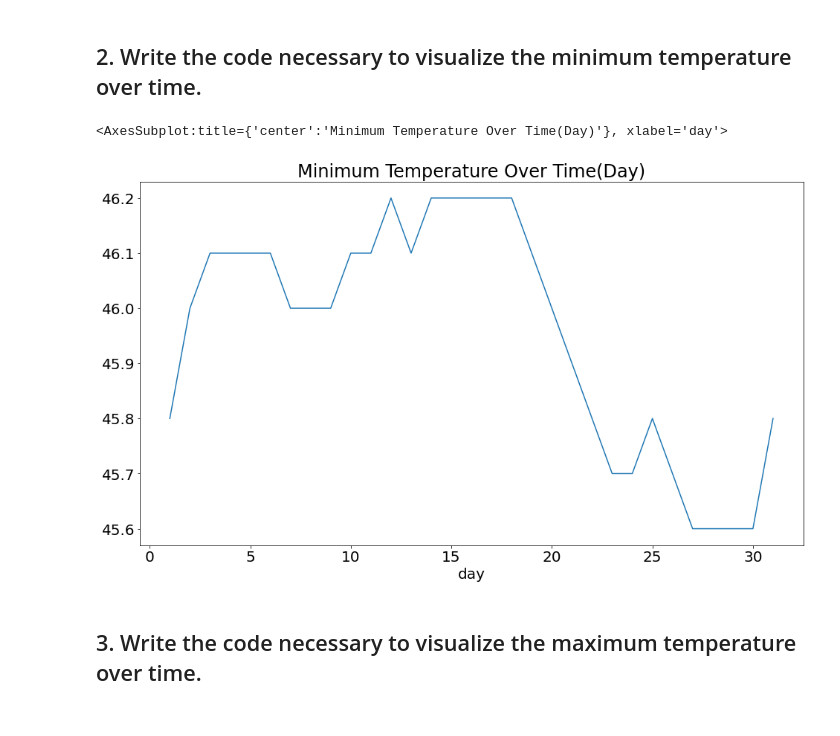
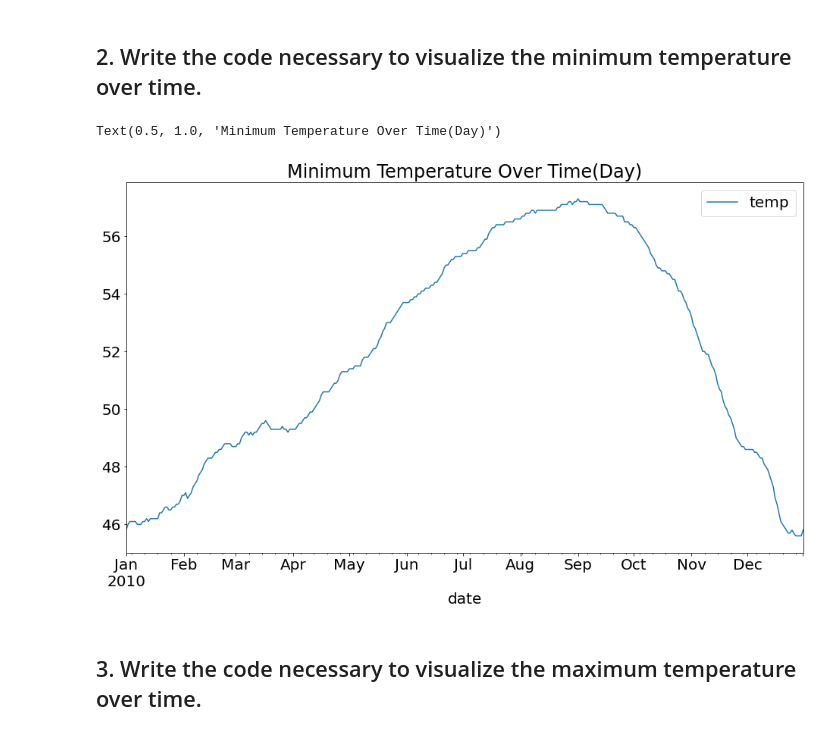
Before and after one commit to m3redithw/time-series-exercises, a Jupyter notebook: time_series_data_exercises.ipynb, the cells around one changed output. Cells and saved outputs as stored; diff of their text form; code cells hidden in the pictures.

```diff
--- a/time_series_data_exercises.ipynb
+++ b/time_series_data_exercises.ipynb
@@ -38,10 +41,12 @@ df.groupby('day').mean().temp.plot()
 # %% [markdown]
 ## 2. Write the code necessary to visualize the minimum temperature over time.
-# %%
-plt.title('Minimum Temperature Over Time(Day)')
-df.groupby('day').min().temp.plot()
-# %% [output]
-<AxesSubplot:title={'center':'Minimum Temperature Over Time(Day)'}, xlabel='day'>
-[figure, removed]
+# %%
+# Resample by day, aggregate by min
+daily_min = df.resample('D').min()
+daily_min.plot()
+plt.title('Minimum Temperature Over Time(Day)')
+# %% [output]
+Text(0.5, 1.0, 'Minimum Temperature Over Time(Day)')
+[figure, added]
 # %% [markdown]
 ## 3. Write the code necessary to visualize the maximum temperature over time.
```
Also changed, not shown: parts of 14 cells of this notebook.
